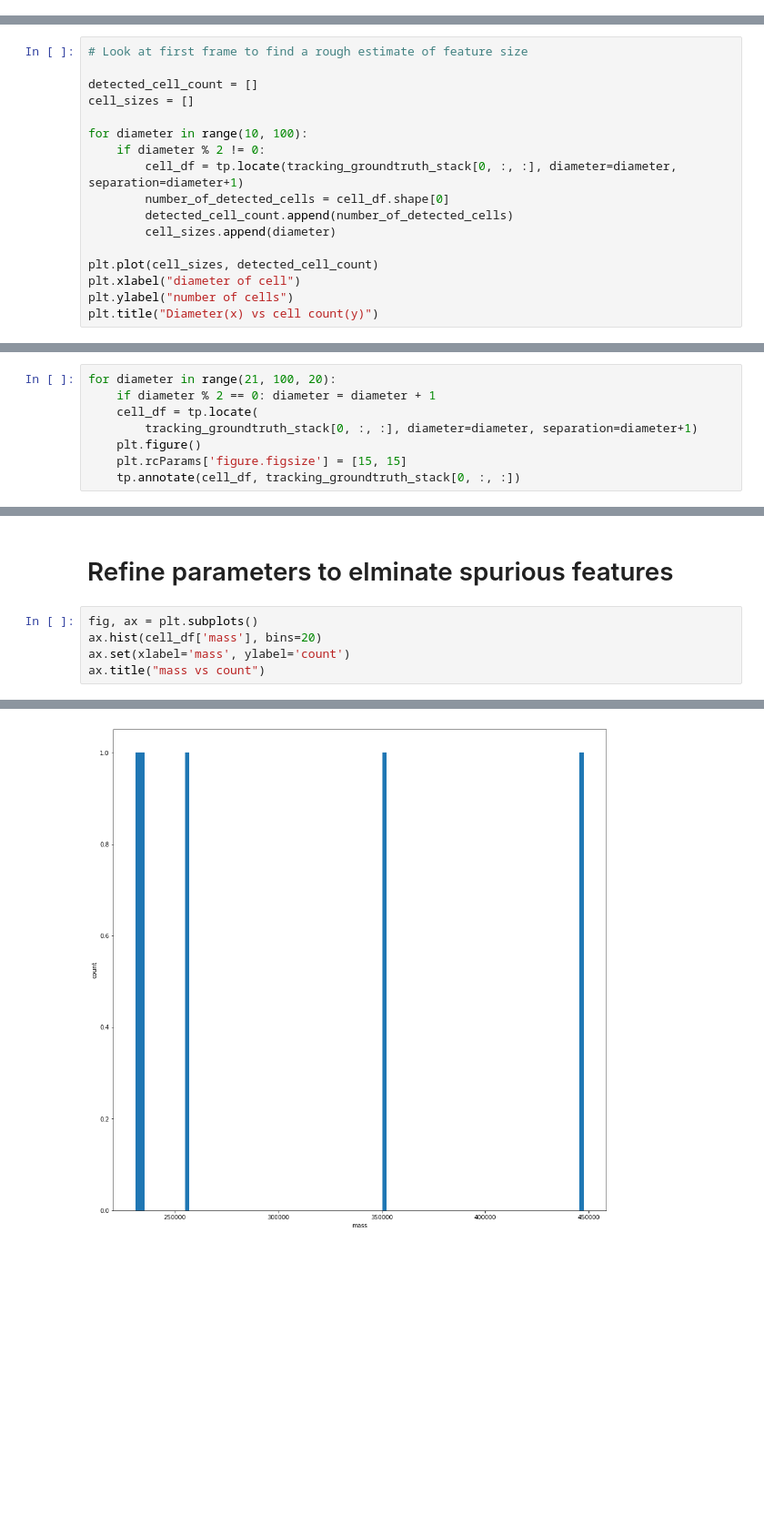
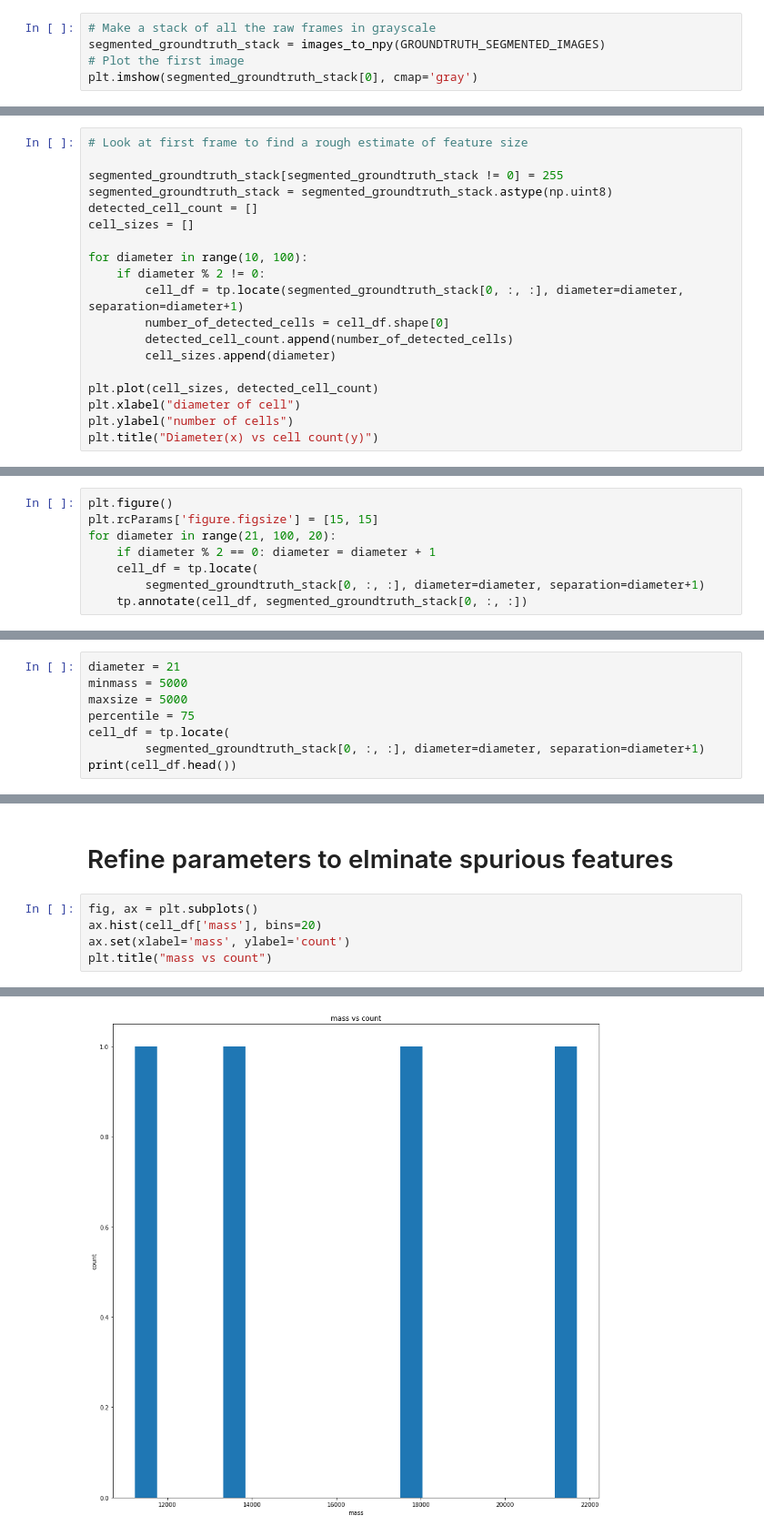
Before and after one commit to pranathivemuri/cell-tracking, a Jupyter notebook: cell-tracking/trackpy.ipynb, the cells around one changed output, grey strips where cells are left out. Shown at 91% size. Saved outputs shown, nothing was run; the diff lists cells and outputs as text; blank space fills up the shorter version.

```diff
--- a/cell-tracking/trackpy.ipynb
+++ b/cell-tracking/trackpy.ipynb
@@ -157,0 +150,5 @@ plt.imshow(grayscale_stack[0], cmap='gray')
+# %%
+# Make a stack of all the raw frames in grayscale
+segmented_groundtruth_stack = images_to_npy(GROUNDTRUTH_SEGMENTED_IMAGES)
+# Plot the first image
+plt.imshow(segmented_groundtruth_stack[0], cmap='gray')
@@ -168,12 +168,14 @@ Estimate feature size
 # %%
 # Look at first frame to find a rough estimate of feature size
 
+segmented_groundtruth_stack[segmented_groundtruth_stack != 0] = 255
+segmented_groundtruth_stack = segmented_groundtruth_stack.astype(np.uint8)
 detected_cell_count = []
 cell_sizes = []
 
 for diameter in range(10, 100):
     if diameter % 2 != 0:
-        cell_df = tp.locate(tracking_groundtruth_stack[0, :, :], diameter=diameter, separation=diameter+1)
+        cell_df = tp.locate(segmented_groundtruth_stack[0, :, :], diameter=diameter, separation=diameter+1)
         number_of_detected_cells = cell_df.shape[0]
         detected_cell_count.append(number_of_detected_cells)
         cell_sizes.append(diameter)
@@ -190,11 +192,11 @@ There are 9 cells if we count in the ground truth image, and it seems like diame
 # %% [markdown]
 # Locate features
 # %%
+plt.figure()
+plt.rcParams['figure.figsize'] = [15, 15]
 for diameter in range(21, 100, 20):
     if diameter % 2 == 0: diameter = diameter + 1
     cell_df = tp.locate(
-        tracking_groundtruth_stack[0, :, :], diameter=diameter, separation=diameter+1)
-    plt.figure()
-    plt.rcParams['figure.figsize'] = [15, 15]
-    tp.annotate(cell_df, tracking_groundtruth_stack[0, :, :])
+        segmented_groundtruth_stack[0, :, :], diameter=diameter, separation=diameter+1)
+    tp.annotate(cell_df, segmented_groundtruth_stack[0, :, :])
 # %% [output]
@@ -220,0 +207,8 @@ print(cell_df.head())
+# %%
+diameter = 21
+minmass = 5000
+maxsize = 5000
+percentile = 75
+cell_df = tp.locate(
+        segmented_groundtruth_stack[0, :, :], diameter=diameter, separation=diameter+1)
+print(cell_df.head())
@@ -224,5 +230,5 @@ print(cell_df.head())
 fig, ax = plt.subplots()
 ax.hist(cell_df['mass'], bins=20)
 ax.set(xlabel='mass', ylabel='count')
-ax.title("mass vs count")
+plt.title("mass vs count")
 # %% [output]
@@ -231,2 +236,2 @@ ax.title("mass vs count")
-[figure, old version]
+[figure, new version]
 # %%
```
Also changed, not shown: parts of 15 cells of this notebook, 4 other files.
